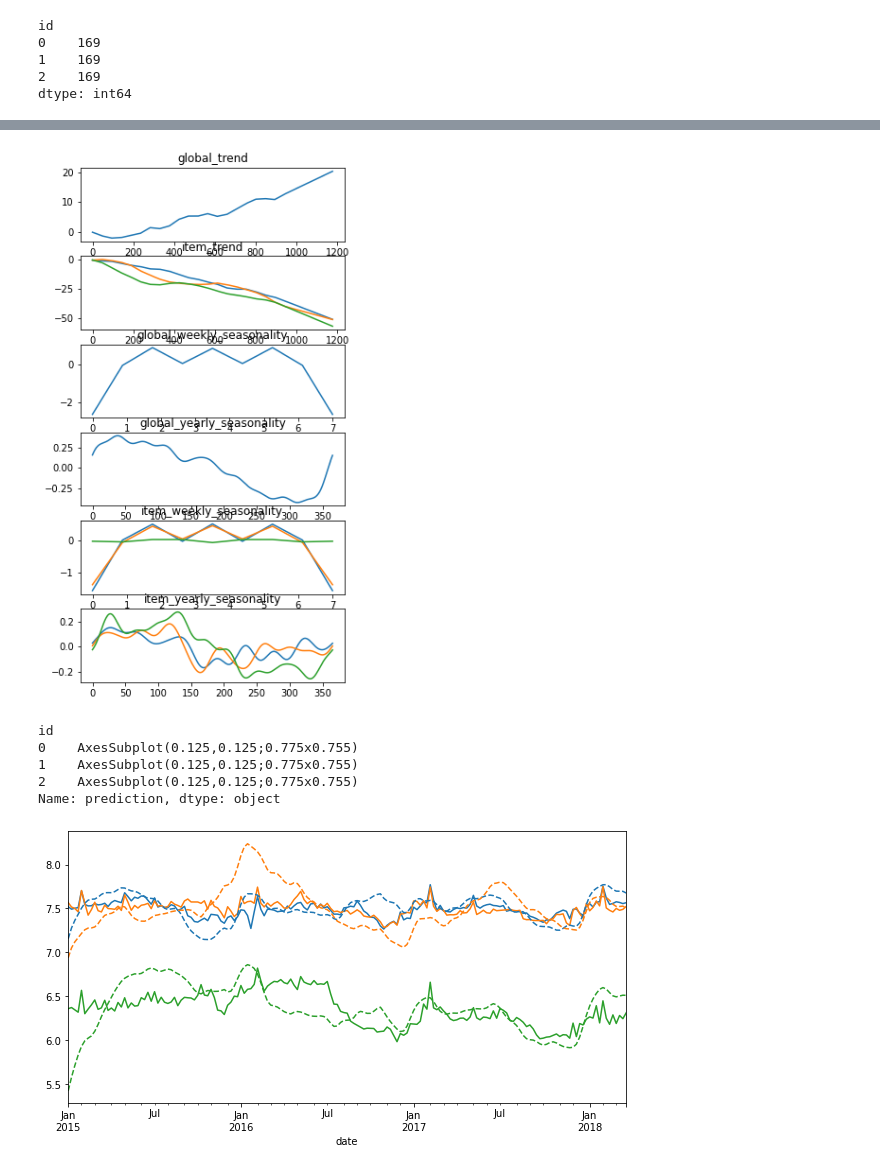
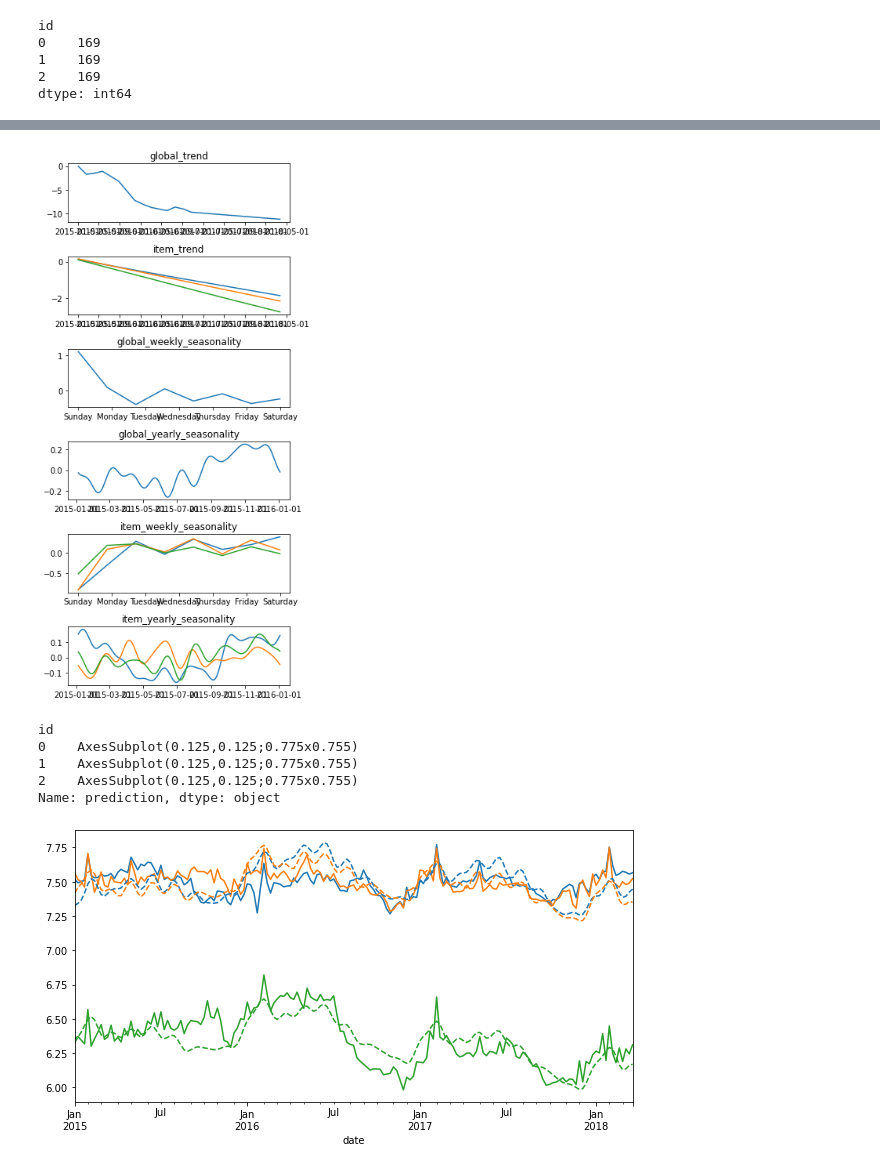
Before and after one commit to dantegates/keras-prophet, a Jupyter notebook: notebooks/examples/avacados.ipynb, the cells around one changed output, grey strips where cells are left out. Cells and saved outputs as stored; diff of their text form; code cells hidden in the pictures.

Commit message:
update plots

```diff
--- a/notebooks/examples/avacados.ipynb
+++ b/notebooks/examples/avacados.ipynb
@@ -3,7 +3,7 @@ https://www.kaggle.com/neuromusic/avocado-prices/version/1
 # %%
 import pandas as pd
 
-df = pd.read_csv('../data/avocado.csv.zip')
+df = pd.read_csv('../../data/avocado.csv.zip')
 df.shape
 # %% [output]
 (18249, 14)
@@ -123,7 +123,7 @@ Xt = X[['id', 't']].to_dict('series')
 history = model._model.fit(
     Xt, X.log_total_volume,
     batch_size=32,
-    epochs=50,
+    epochs=200,
     verbose=0)
-history.history['loss'][::5]
+history.history['loss'][::10]
 # %% [output]
@@ -140,7 +150,8 @@ history.history['loss'][::5]
 # %%
-plot_model_components(model)
+plot_model_components(model, t0=df.date.min())
+plt.tight_layout()
 # %% [output]
-[figure, old version]
+[figure, new version]
 # %%
 X['prediction'] = model.predict(Xt)
 # %%
@@ -155,4 +166,4 @@ id
 1    AxesSubplot(0.125,0.125;0.775x0.755)
 2    AxesSubplot(0.125,0.125;0.775x0.755)
 Name: prediction, dtype: object
-[figure, old version]
+[figure, new version]
```
Also changed, not shown: parts of 2 cells of this notebook, 1 other file.
